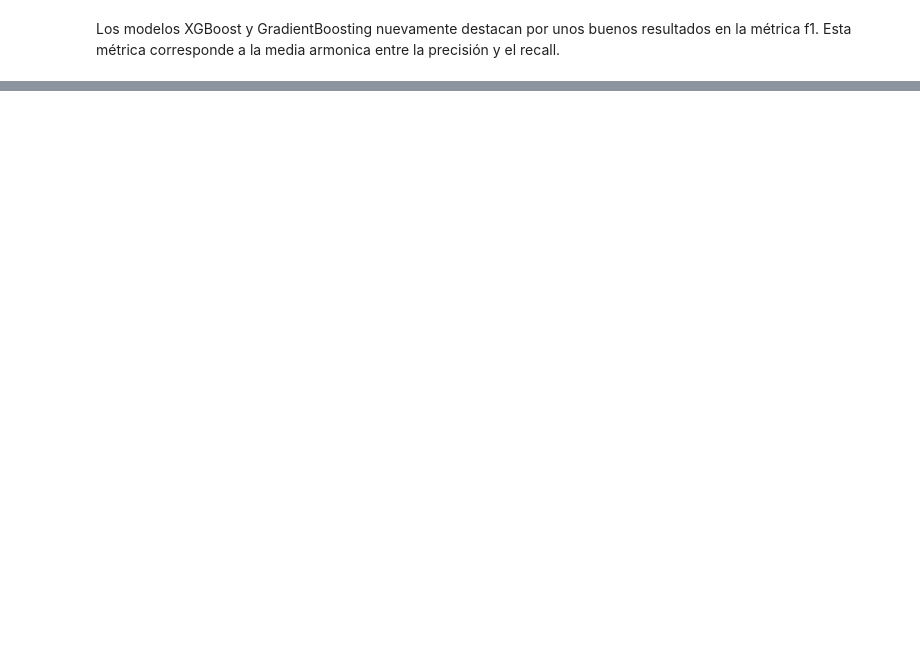
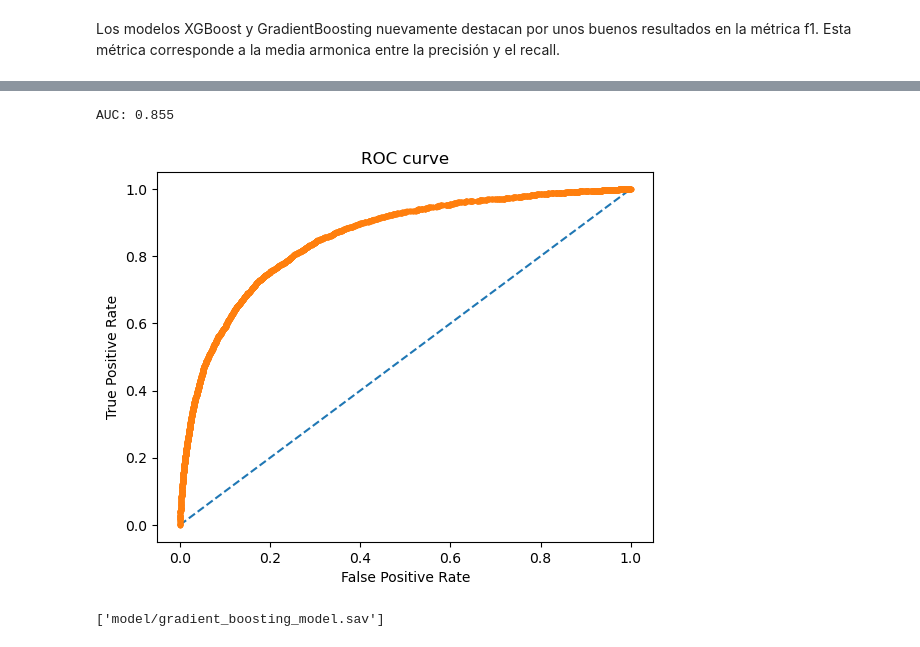
Before and after one commit to 00Fede/givemesomecredit, a Jupyter notebook: Model_Implementation_Training.ipynb, the cells around one changed output, grey strips where cells are left out. Saved outputs shown, nothing was run; the diff lists cells and outputs as text; code cells hidden in the pictures; blank space fills up the shorter version.

Commit message:
gradient boosting

```diff
--- a/Model_Implementation_Training.ipynb
+++ b/Model_Implementation_Training.ipynb
@@ -380,0 +388,25 @@ plt.show()
+# %%
+# grid search for gradient boosting model
+from sklearn.model_selection import GridSearchCV
+
+# define the model with default hyperparameters
+model = GradientBoostingClassifier(random_state=231)
+
+# define the grid of values to search
+grid = dict()
+grid['n_estimators'] = [100, 150, 200]
+grid['learning_rate'] = [0.01, 0.05, 0.1]
+grid['max_depth'] = [3, 5, 7]
+
+# define the evaluation procedure
+cv = RepeatedStratifiedKFold(n_splits=10, n_repeats=3, random_state=1)
+
+# define the grid search procedure
+grid_search = GridSearchCV(estimator=model, param_grid=grid, n_jobs=-1, cv=cv, refit="f1",
+                           scoring=['f1', 'recall', 'accuracy', 'roc_auc'], error_score=0)
+
+# execute the grid search
+grid_result = grid_search.fit(X_train, y_train)
+
+# summarize the best score and configuration
+print("Best: %f using %s" % (grid_result.best_score_, grid_result.best_params_))
@@ -380,0 +449,29 @@ plt.show()
+# %%
+# roc curve for gradient boosting model
+# predict probabilities
+probs = grid_result.best_estimator_.predict_proba(X_test)
+# keep probabilities for the positive outcome only
+probs = probs[:, 1]
+# calculate AUC
+auc_score = roc_auc_score(y_test, probs)
+print('AUC: %.3f' % auc_score)
+
+# plot roc curve
+fpr, tpr, thresholds = roc_curve(y_test, probs)
+plt.plot([0, 1], [0, 1], linestyle='--')
+plt.plot(fpr, tpr, marker='.')
+plt.title('ROC curve')
+plt.xlabel('False Positive Rate')
+plt.ylabel('True Positive Rate')
+plt.show()
+# %% [output]
+AUC: 0.855
+[figure, added]
+# %%
+import joblib
+
+# save the model to disk
+filename = 'model/gradient_boosting_model.sav'
+joblib.dump(grid_result.best_estimator_, filename)
+# %% [output]
+['model/gradient_boosting_model.sav']
```
Also changed, not shown: parts of 18 cells of this notebook, 1 other file.
